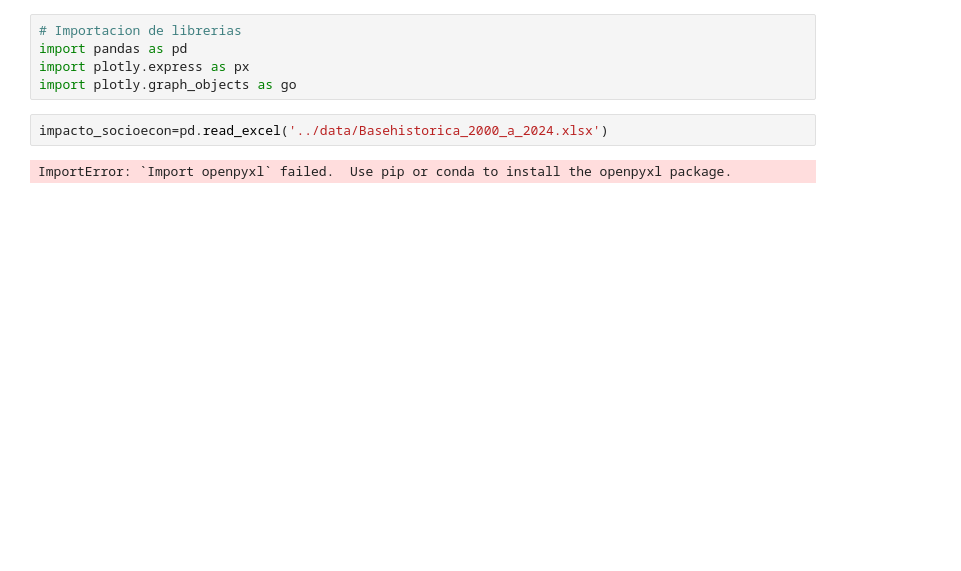
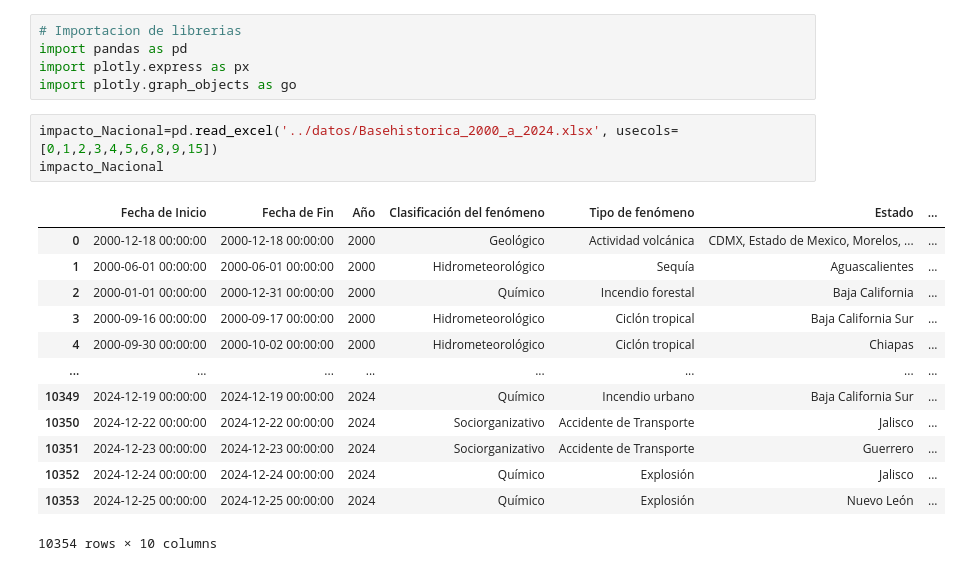
Before and after one commit to enrique34vera/MareaDeDatODS, a Jupyter notebook: scripts/002_LecturaGraficaDatosCENAPRED.ipynb, the cells around one changed output. Cells and saved outputs as stored; diff of their text form; blank space fills up the shorter version.

```diff
--- a/scripts/002_LecturaGraficaDatosCENAPRED.ipynb
+++ b/scripts/002_LecturaGraficaDatosCENAPRED.ipynb
@@ -4,6 +4,19 @@ import pandas as pd
 import plotly.express as px
 import plotly.graph_objects as go
 # %%
-impacto_socioecon=pd.read_excel('../data/Basehistorica_2000_a_2024.xlsx')
+impacto_Nacional=pd.read_excel('../datos/Basehistorica_2000_a_2024.xlsx', usecols=[0,1,2,3,4,5,6,8,9,15])
+impacto_Nacional
 # %% [output]
+|  | Fecha de Inicio | Fecha de Fin | Año | Clasificación del fenómeno | Tipo de fenómeno | Estado | ... |
+| 0 | 2000-12-18 00:00:00 | 2000-12-18 00:00:00 | 2000 | Geológico | Actividad volcánica | CDMX, Estado de Mexico, Morelos, ... | ... |
+| 1 | 2000-06-01 00:00:00 | 2000-06-01 00:00:00 | 2000 | Hidrometeorológico | Sequía | Aguascalientes | ... |
+| 2 | 2000-01-01 00:00:00 | 2000-12-31 00:00:00 | 2000 | Químico | Incendio forestal | Baja California | ... |
+| 3 | 2000-09-16 00:00:00 | 2000-09-17 00:00:00 | 2000 | Hidrometeorológico | Ciclón tropical | Baja California Sur | ... |
+| 4 | 2000-09-30 00:00:00 | 2000-10-02 00:00:00 | 2000 | Hidrometeorológico | Ciclón tropical | Chiapas | ... |
+| ... | ... | ... | ... | ... | ... | ... | ... |
+| 10349 | 2024-12-19 00:00:00 | 2024-12-19 00:00:00 | 2024 | Químico | Incendio urbano | Baja California Sur | ... |
+| 10350 | 2024-12-22 00:00:00 | 2024-12-22 00:00:00 | 2024 | Sociorganizativo | Accidente de Transporte | Jalisco | ... |
+| 10351 | 2024-12-23 00:00:00 | 2024-12-23 00:00:00 | 2024 | Sociorganizativo | Accidente de Transporte | Guerrero | ... |
+| 10352 | 2024-12-24 00:00:00 | 2024-12-24 00:00:00 | 2024 | Químico | Explosión | Jalisco | ... |
+| 10353 | 2024-12-25 00:00:00 | 2024-12-25 00:00:00 | 2024 | Químico | Explosión | Nuevo León | ... |
-ImportError: `Import openpyxl` failed.  Use pip or conda to install the openpyxl package.
+10354 rows × 10 columns
```
Also changed, not shown: parts of 7 cells of this notebook, 5 other files.
